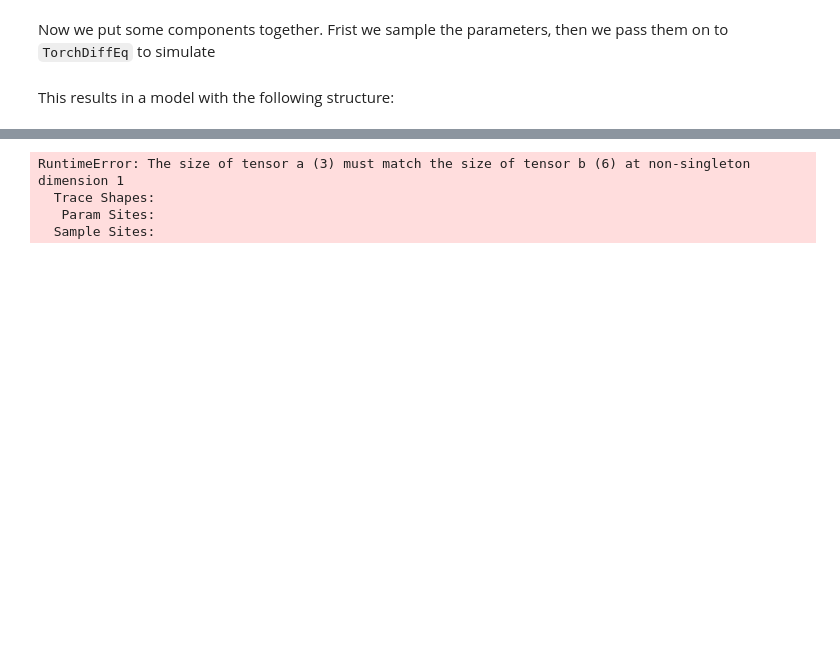
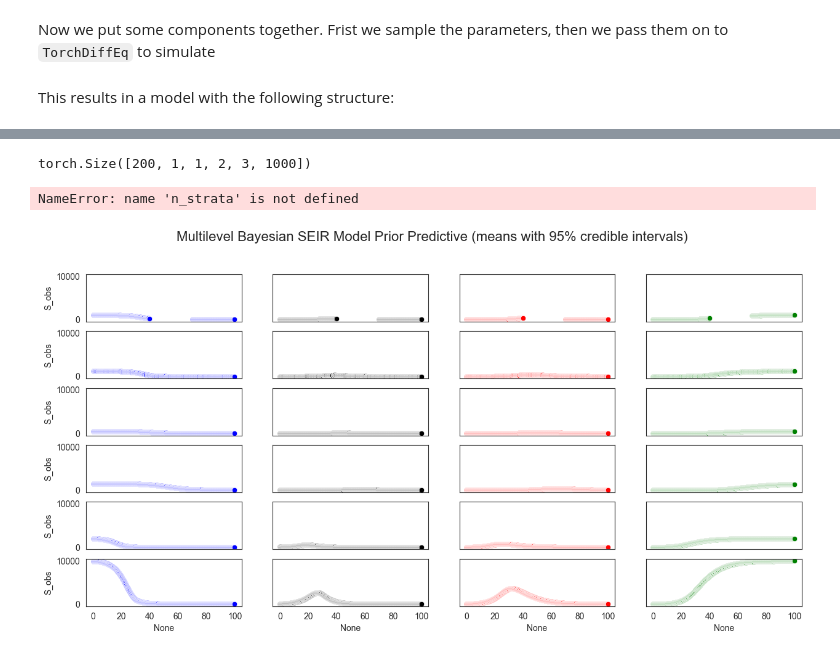
Before and after one commit to DARPA-ASKEM/program-milestones, a Jupyter notebook: Nov-24-monthly-epi-demo/Scenario-4/dynamical_multi.ipynb, the cells around one changed output, grey strips where cells are left out. Saved outputs shown, nothing was run; the diff lists cells and outputs as text; code cells hidden in the pictures; blank space fills up the shorter version.

```diff
--- a/Nov-24-monthly-epi-demo/Scenario-4/dynamical_multi.ipynb
+++ b/Nov-24-monthly-epi-demo/Scenario-4/dynamical_multi.ipynb
@@ -384,10 +406,10 @@ N = torch.tensor([1000.0, 1200.0, 500.0, 1500.0, 2000.0, 10000.0])
 cities = {f"city {i+1}": i for i in range(n_cities)}
 # Initial conditions for hierarchical modeling scenario. All units are in terms of population (number of people)
 init_state = dict(
-    S=torch.tensor([999.0, 1199.0, 499.0, 1499.0, 1950.0, 9900.0]),
-    E=torch.tensor([1.0, 1.0, 1.0, 1.0, 50.0, 100.0]),
-    I=torch.zeros(n_cities),
-    R=torch.zeros(n_cities)
+    S=torch.tensor([999.0, 1199.0, 499.0, 1499.0, 1950.0, 9900.0]).reshape(n_cities_per_county, n_counties_per_region),
+    E=torch.tensor([1.0, 1.0, 1.0, 1.0, 50.0, 100.0]).reshape(n_cities_per_county, n_counties_per_region),
+    I=torch.zeros(n_cities_per_county, n_counties_per_region),
+    R=torch.zeros(n_cities_per_county, n_counties_per_region),
 )
 start_time = torch.tensor(0.0)
 end_time = torch.tensor(100.0)
@@ -396,9 +418,9 @@ logging_times = torch.arange(start_time, end_time, step_size)
 
 # We now simulate from the SEIR model. Notice that the true parameters are similar to each other,
 # but not exactly the same.
-alpha_true = torch.tensor([0.1, 0.15, 0.12, 0.13, 0.14, 0.11])
-beta_true = torch.tensor([0.4, 0.385, 0.405, 0.4, 0.385, 0.405])
-gamma_true = torch.tensor([0.5, 0.55, 0.52, 0.53, 0.54, 0.51])
+alpha_true = torch.tensor([0.1, 0.15, 0.12, 0.13, 0.14, 0.11]).reshape(n_cities_per_county, n_counties_per_region)
+beta_true = torch.tensor([0.4, 0.385, 0.405, 0.4, 0.385, 0.405]).reshape(n_cities_per_county, n_counties_per_region)
+gamma_true = torch.tensor([0.5, 0.55, 0.52, 0.53, 0.54, 0.51]).reshape(n_cities_per_county, n_counties_per_region)
 
 seir_true = SEIRDynamics(alpha_true, beta_true, gamma_true)
 with TorchDiffEq(), LogTrajectory(logging_times) as lt:
@@ -420,7 +442,7 @@ with pyro.poutine.trace() as tr:
     # Suppose we only observe the number of infected and recovered individuals in the first city.
     single_city_observation_model(seir_obs_traj, 0)
 observed_columns = {"S": "S_obs", "E": "E_obs", "I": "I_obs", "R": "R_obs"}
-seir_data = pd.read_csv("S4_data.csv",index_col=0).rename(columns=observed_columns)
+seir_data = pd.read_csv("S4_data.csv",index_col=0).rename(columns=observed_columns)#.set_index(["county", "city"])
 seir_data[seir_data["city"] == 2]
 # %% [output]
 |  | t | S_obs | E_obs | I_obs | R_obs | city | county |
@@ -538,7 +560,7 @@ def simulated_multilevel_bayesian_seir(
     init_state, start_time, logging_times, base_model=SEIRDynamics, is_traced=True, n_regions=1, n_counties_per_region=3, n_cities_per_county=2
 ) -> State[torch.Tensor]:
     n_cities = n_counties_per_region * n_cities_per_county * n_regions
-    assert init_state["I"].shape[-1] == init_state["R"].shape[-1] == n_cities
+    assert init_state["I"].shape == init_state["R"].shape == (n_cities_per_county, n_counties_per_region)
     alpha, beta, gamma, _, _ = bayesian_multilevel_seir_prior(n_counties_per_region, n_cities_per_county )
     seir = base_model(alpha, beta, gamma)
     with TorchDiffEq(), LogTrajectory(logging_times, is_traced=is_traced) as lt:
@@ -595,26 +620,25 @@ tensor([[98.0344, 98.9608, 98.3912],
 # %%
 prior_predictive = Predictive(
     simulated_multilevel_bayesian_seir, num_samples=num_samples, parallel=True
 )
 prior_samples = prior_predictive(init_state, start_time, logging_times)
 print(prior_samples["S"].shape)
 
 plot_seir_data(
-    n_cities=n_cites,
+    n_cities=n_cities,
     colors=colors,
     true_traj=seir_true_traj,
     true_logging_times=logging_times,
     seir_traj=prior_samples,
     logging_times=logging_times,
     seir_data=seir_data,
     obs_logging_times=obs_logging_times,
     main_title="Multilevel Bayesian SEIR Model Prior Predictive (means with 95% credible intervals)",
 )
 # %% [output]
-RuntimeError: The size of tensor a (3) must match the size of tensor b (6) at non-singleton dimension 1
-  Trace Shapes:
-   Param Sites:
-  Sample Sites:
+torch.Size([200, 1, 1, 2, 3, 1000])
+NameError: name 'n_strata' is not defined
+[figure, added]
 # %%
 import pandas as pd
 def identify_nans(data_df, return_labels=False):
```
Also changed, not shown: parts of 6 cells of this notebook, 1 other file.
